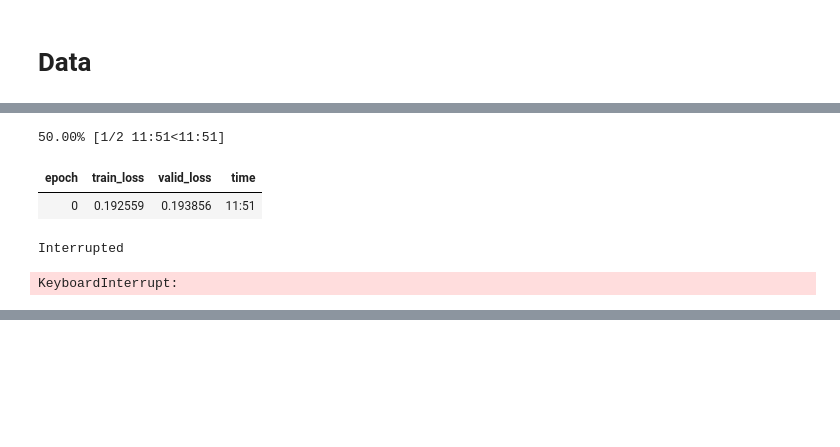
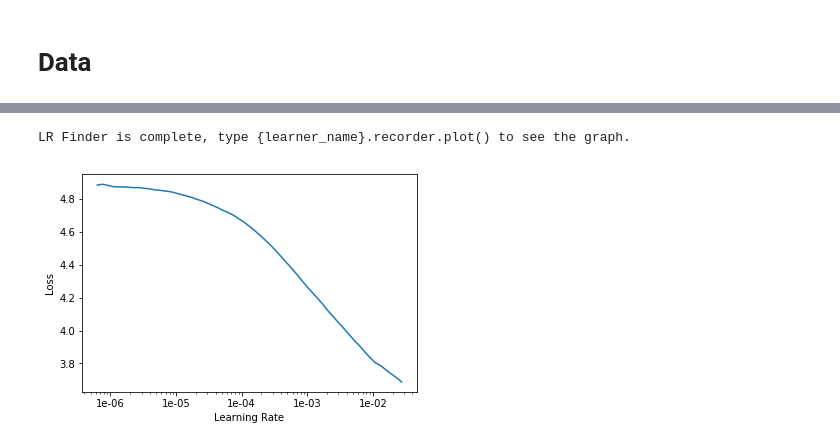
Before and after one commit to ChristophNeuner/Histopathologic-Cancer-Detection, a Jupyter notebook: superresolution.ipynb, the cells around one changed output, grey strips where cells are left out. Cells and saved outputs as stored; diff of their text form; code cells hidden in the pictures; blank space fills up the shorter version.

```diff
--- a/superresolution.ipynb
+++ b/superresolution.ipynb
@@ -149,8 +187,0 @@ Downloading: "https://download.pytorch.org/models/resnet34-333f7ec4.pth" to /hom
-# %%
-learn_gen.fit_one_cycle(2, pct_start=0.8)
-# %% [output]
-50.00% [1/2 11:51<11:51]
-| epoch | train_loss | valid_loss | time |
-| 0 | 0.192559 | 0.193856 | 11:51 |
-Interrupted
-KeyboardInterrupt:
@@ -156,0 +190,9 @@ KeyboardInterrupt:
+# %%
+wd = 1e-3
+learn = unet_learner(data, arch, wd=wd, loss_func=feat_loss, callback_fns=LossMetrics,
+                     blur=True, norm_type=NormType.Weight)
+gc.collect();
+# %%
+learn.lr_find()
+learn.recorder.plot()
+# %% [output]
@@ -156,0 +200,2 @@ KeyboardInterrupt:
+LR Finder is complete, type {learner_name}.recorder.plot() to see the graph.
+[figure, added]
```
Also changed, not shown: parts of 33 cells of this notebook, 1 other file.
